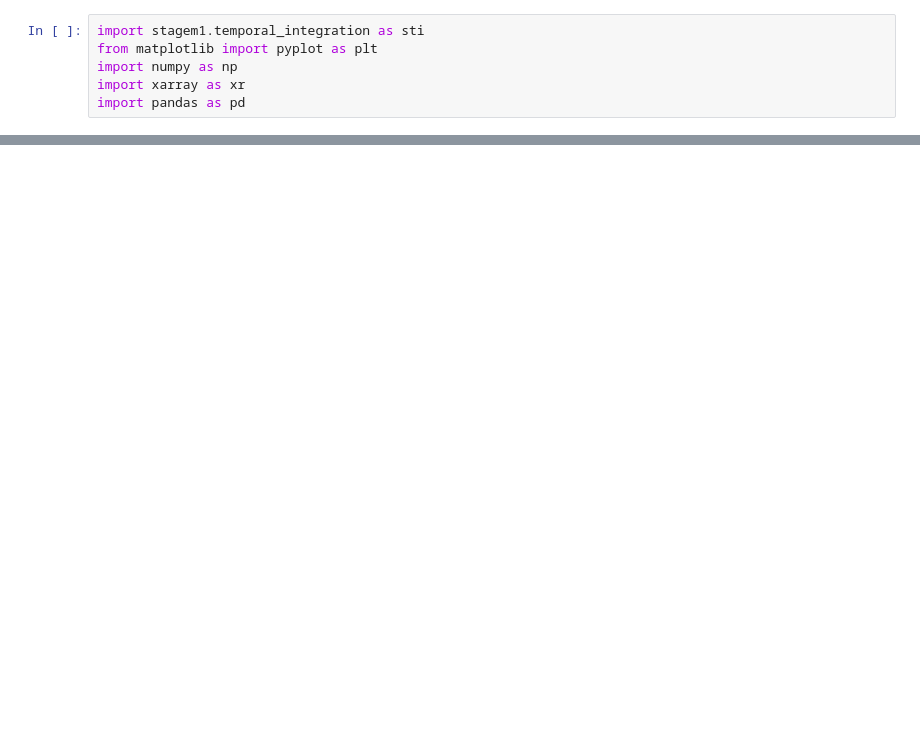
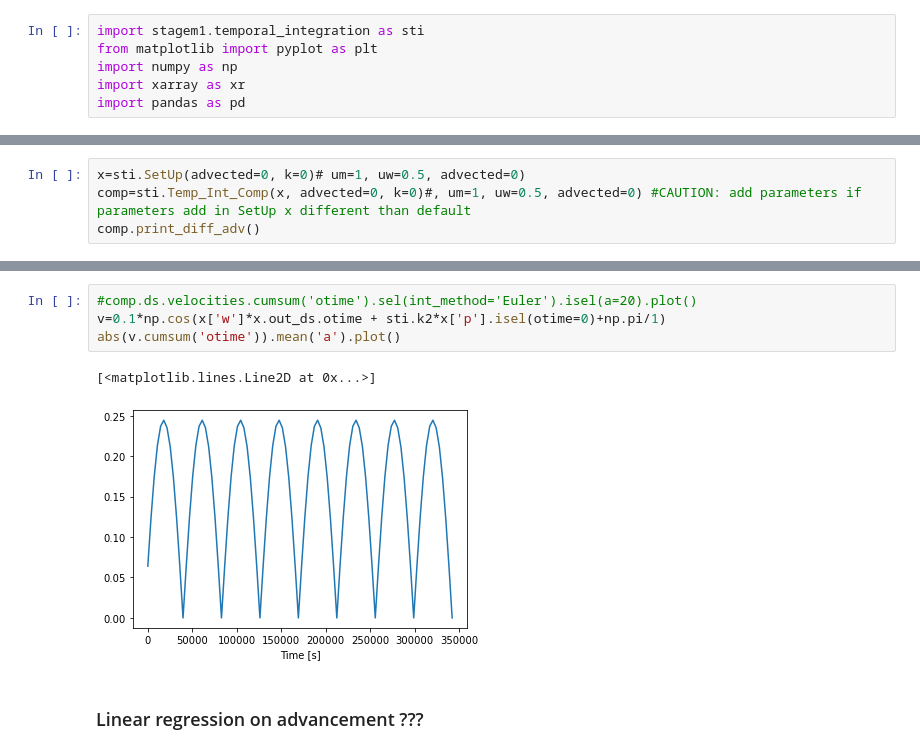
Before and after one commit to margot-demol/stage-m1, a Jupyter notebook: development/temporal_int_comparison.ipynb, the cells around one changed output, grey strips where cells are left out. Drawn from its saved outputs; the diff is of its cells as text; blank space fills up the shorter version.

```diff
--- a/development/temporal_int_comparison.ipynb
+++ b/development/temporal_int_comparison.ipynb
@@ -6,0 +22,4 @@ import pandas as pd
+# %%
+x=sti.SetUp(advected=0, k=0)# um=1, uw=0.5, advected=0)
+comp=sti.Temp_Int_Comp(x, advected=0, k=0)#, um=1, uw=0.5, advected=0) #CAUTION: add parameters if parameters add in SetUp x different than default
+comp.print_diff_adv()
@@ -6,0 +76,9 @@ import pandas as pd
+# %%
+#comp.ds.velocities.cumsum('otime').sel(int_method='Euler').isel(a=20).plot()
+v=0.1*np.cos(x['w']*x.out_ds.otime + sti.k2*x['p'].isel(otime=0)+np.pi/1)
+abs(v.cumsum('otime')).mean('a').plot()
+# %% [output]
+[<matplotlib.lines.Line2D at 0x...>]
+[figure, added]
+# %% [markdown]
+### Linear regression on advancement ???
```
Also changed, not shown: parts of 16 cells of this notebook, 1 other file.
